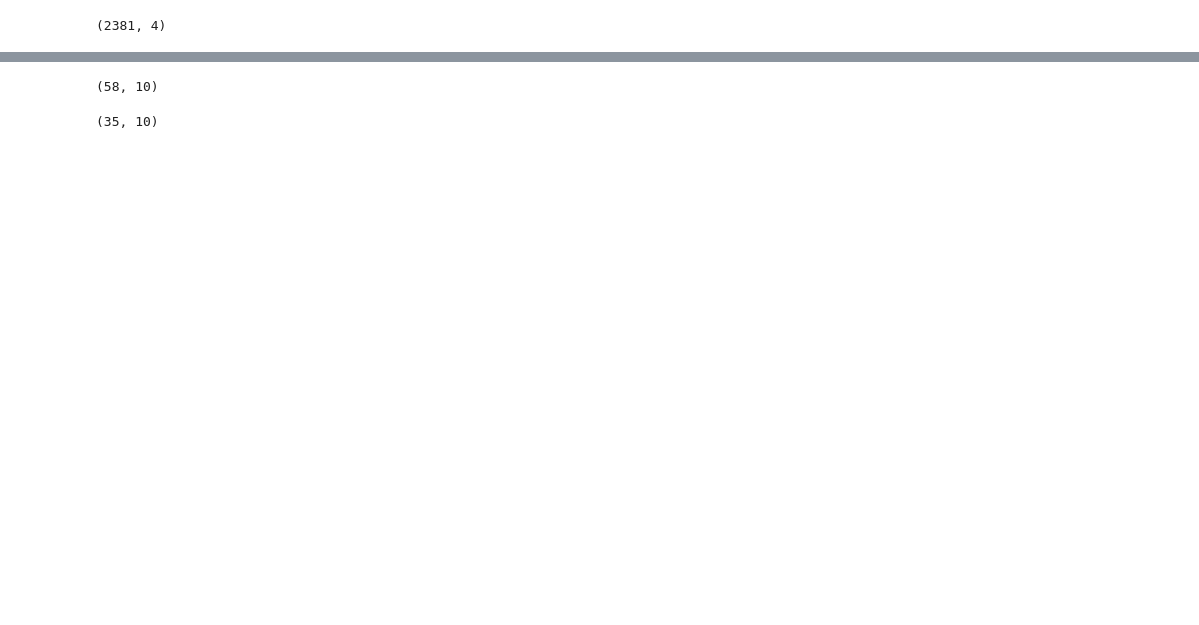
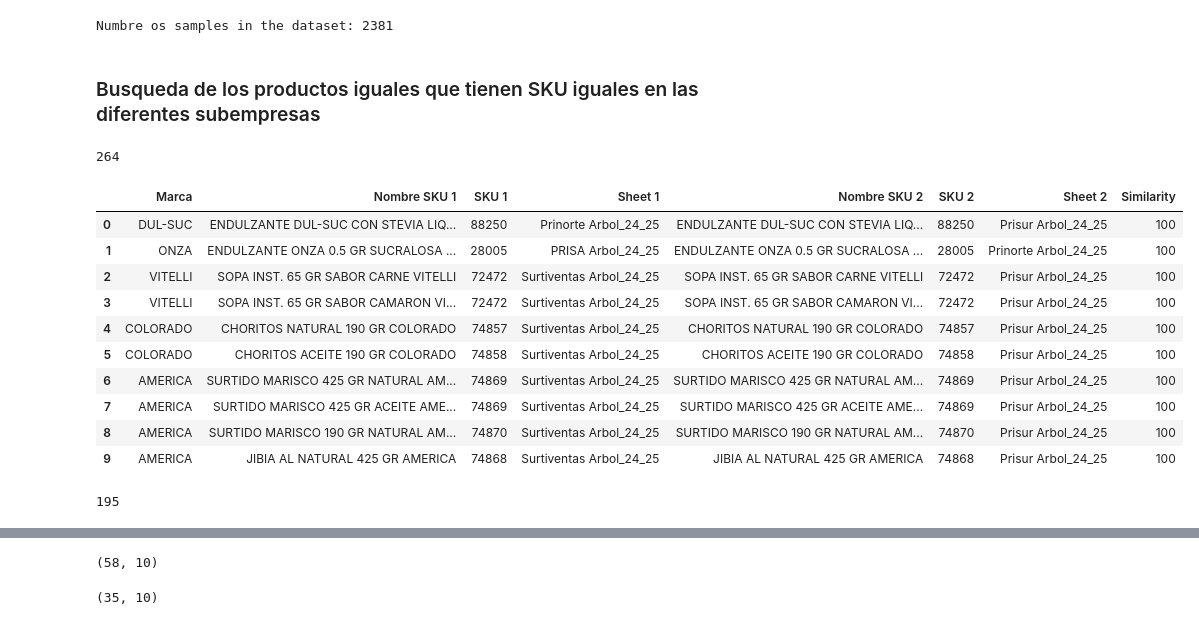
Before and after one commit to KabeliDev/prisa-eda, a Jupyter notebook: results.ipynb, the cells around one changed output, grey strips where cells are left out. Cells and saved outputs as stored; diff of their text form; code cells hidden in the pictures; blank space fills up the shorter version.

Commit message:
add correct cases with the same skus

```diff
--- a/results.ipynb
+++ b/results.ipynb
@@ -10,6 +10,44 @@ pd.set_option('display.max_colwidth', None)
 excel_path = "/home/viktoria/Downloads/ARBOLES ALIMENTOS EJERCICIO KABELLI.xlsx"
 # all data
 df_all = load_all_sheets(excel_path)
-df_all.shape
+print("Numbre os samples in the dataset:", df_all.shape[0])
 # %% [output]
-(2381, 4)
+Numbre os samples in the dataset: 2381
+# %% [markdown]
+### Busqueda de los productos iguales que tienen SKU iguales en las diferentes subempresas
+# %%
+data = load_all_sheets(excel_path)
+
+correct_products = find_similar_products(data, 90, different_sku=False)
+correct_products = correct_products.copy()
+correct_products = remove_flavor_variants(correct_products)
+columns_to_show = [col for col in correct_products.columns if col not in ['Numbers 1', 'Numbers 2']]
+correct_products = correct_products.loc[:, columns_to_show]
+exact_matches = correct_products[correct_products['Similarity'] == 100]
+partial_matches = correct_products[correct_products['Similarity'] < 100]
+# %%
+# Los productos que tienen nombres iguales y SKU iguales
+same_name_same_sku = exact_matches.shape[0]
+print(same_name_same_sku)
+# %% [output]
+264
+# %%
+exact_matches.head(10)
+# %% [output]
+|  | Marca | Nombre SKU 1 | SKU 1 | Sheet 1 | Nombre SKU 2 | SKU 2 | Sheet 2 | Similarity |
+| 0 | DUL-SUC | ENDULZANTE DUL-SUC CON STEVIA LIQ... | 88250 | Prinorte Arbol_24_25 | ENDULZANTE DUL-SUC CON STEVIA LIQ... | 88250 | Prisur Arbol_24_25 | 100 |
+| 1 | ONZA | ENDULZANTE ONZA 0.5 GR SUCRALOSA ... | 28005 | PRISA Arbol_24_25 | ENDULZANTE ONZA 0.5 GR SUCRALOSA ... | 28005 | Prinorte Arbol_24_25 | 100 |
+| 2 | VITELLI | SOPA INST. 65 GR SABOR CARNE VITELLI | 72472 | Surtiventas Arbol_24_25 | SOPA INST. 65 GR SABOR CARNE VITELLI | 72472 | Prisur Arbol_24_25 | 100 |
+| 3 | VITELLI | SOPA INST. 65 GR SABOR CAMARON VI... | 72472 | Surtiventas Arbol_24_25 | SOPA INST. 65 GR SABOR CAMARON VI... | 72472 | Prisur Arbol_24_25 | 100 |
+| 4 | COLORADO | CHORITOS NATURAL 190 GR COLORADO | 74857 | Surtiventas Arbol_24_25 | CHORITOS NATURAL 190 GR COLORADO | 74857 | Prisur Arbol_24_25 | 100 |
+| 5 | COLORADO | CHORITOS ACEITE 190 GR COLORADO | 74858 | Surtiventas Arbol_24_25 | CHORITOS ACEITE 190 GR COLORADO | 74858 | Prisur Arbol_24_25 | 100 |
+| 6 | AMERICA | SURTIDO MARISCO 425 GR NATURAL AM... | 74869 | Surtiventas Arbol_24_25 | SURTIDO MARISCO 425 GR NATURAL AM... | 74869 | Prisur Arbol_24_25 | 100 |
+| 7 | AMERICA | SURTIDO MARISCO 425 GR ACEITE AME... | 74869 | Surtiventas Arbol_24_25 | SURTIDO MARISCO 425 GR ACEITE AME... | 74869 | Prisur Arbol_24_25 | 100 |
+| 8 | AMERICA | SURTIDO MARISCO 190 GR NATURAL AM... | 74870 | Surtiventas Arbol_24_25 | SURTIDO MARISCO 190 GR NATURAL AM... | 74870 | Prisur Arbol_24_25 | 100 |
+| 9 | AMERICA | JIBIA AL NATURAL 425 GR AMERICA | 74868 | Surtiventas Arbol_24_25 | JIBIA AL NATURAL 425 GR AMERICA | 74868 | Prisur Arbol_24_25 | 100 |
+# %%
+# L0s productos que tienen nombres parecidos pero no iguales, SKU son iguales
+similar_name_same_sku = partial_matches.shape[0]
+print(similar_name_same_sku)
+# %% [output]
+195
```
Also changed, not shown: parts of 2 cells of this notebook, 1 other file.
